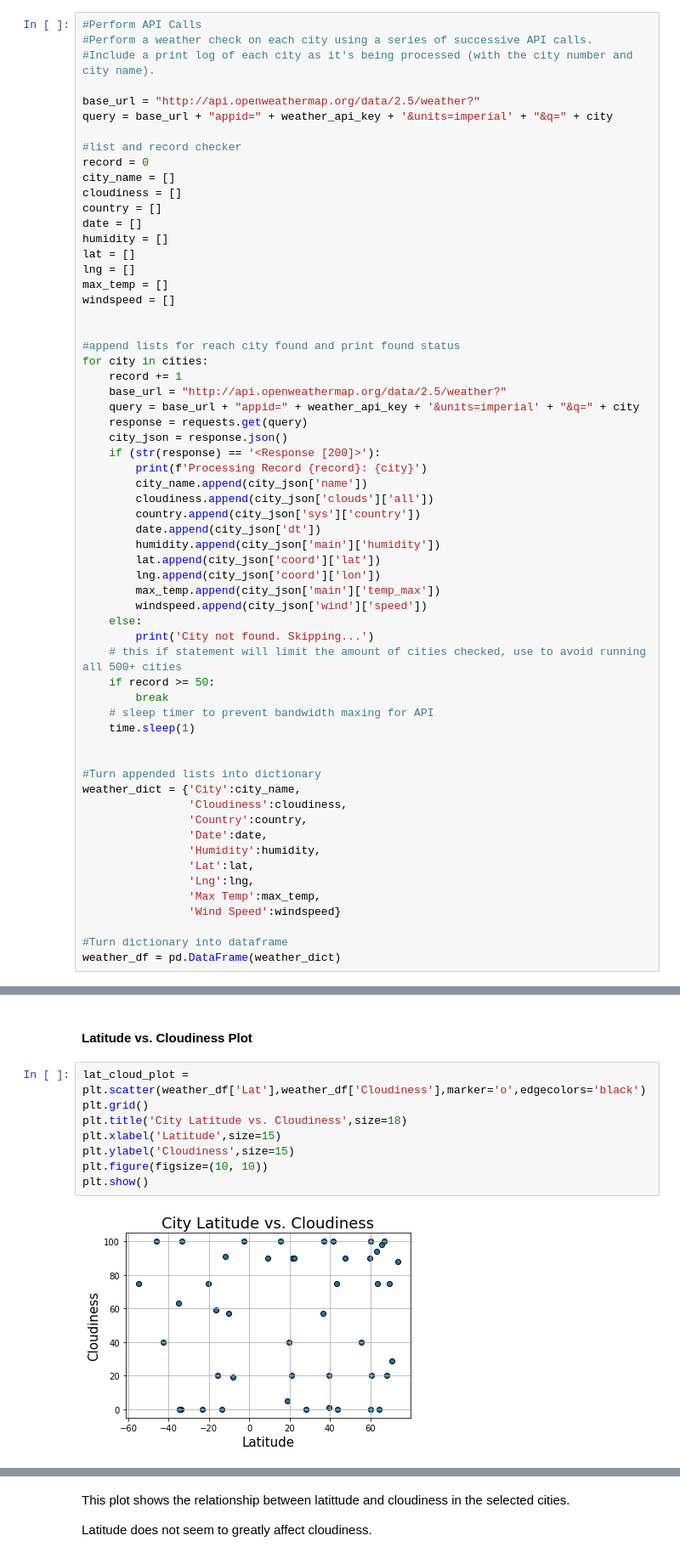
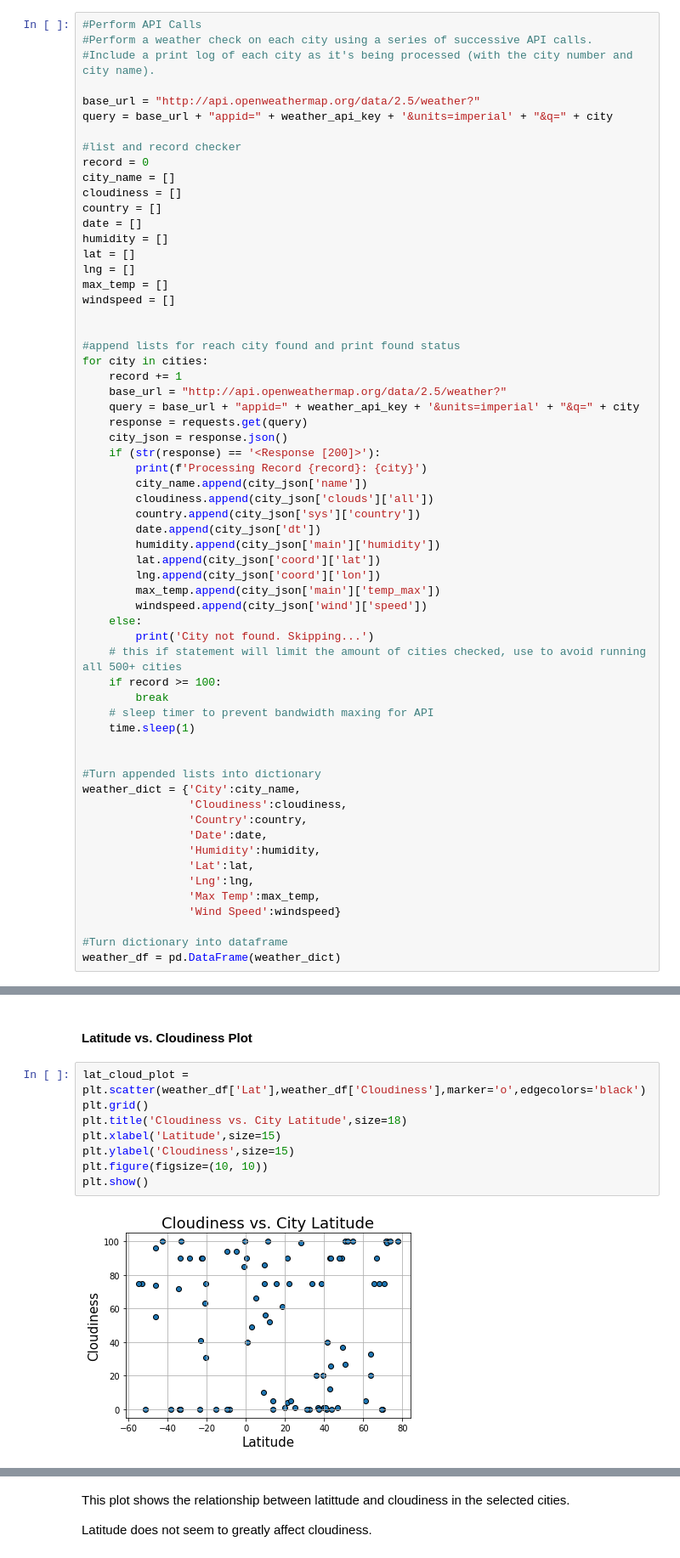
Before and after one commit to ASooklall/python-api-challenge, a Jupyter notebook: WeatherPy.ipynb, the cells around one changed output, grey strips where cells are left out. Shown: that part at 85% size. Saved outputs shown, nothing was run; the diff lists cells and outputs as text.

```diff
--- a/WeatherPy.ipynb
+++ b/WeatherPy.ipynb
@@ -147,7 +147,7 @@ for city in cities:
     else:
         print('City not found. Skipping...')
     # this if statement will limit the amount of cities checked, use to avoid running all 500+ cities
-    if record >= 50:
+    if record >= 100:
         break
     # sleep timer to prevent bandwidth maxing for API
     time.sleep(1)
@@ -256,13 +256,13 @@ Locations south of the equator seem to have a higher average humidity, while it
 # %%
 lat_cloud_plot = plt.scatter(weather_df['Lat'],weather_df['Cloudiness'],marker='o',edgecolors='black')
 plt.grid()
-plt.title('City Latitude vs. Cloudiness',size=18)
+plt.title('Cloudiness vs. City Latitude',size=18)
 plt.xlabel('Latitude',size=15)
 plt.ylabel('Cloudiness',size=15)
 plt.figure(figsize=(10, 10))
 plt.show()
 # %% [output]
-[figure, old version]
+[figure, new version]
 <Figure size 720x720 with 0 Axes>
 # %% [markdown]
 This plot shows the relationship between latittude and cloudiness in the selected cities.
```
Also changed, not shown: parts of 21 cells of this notebook, 1 other file.
